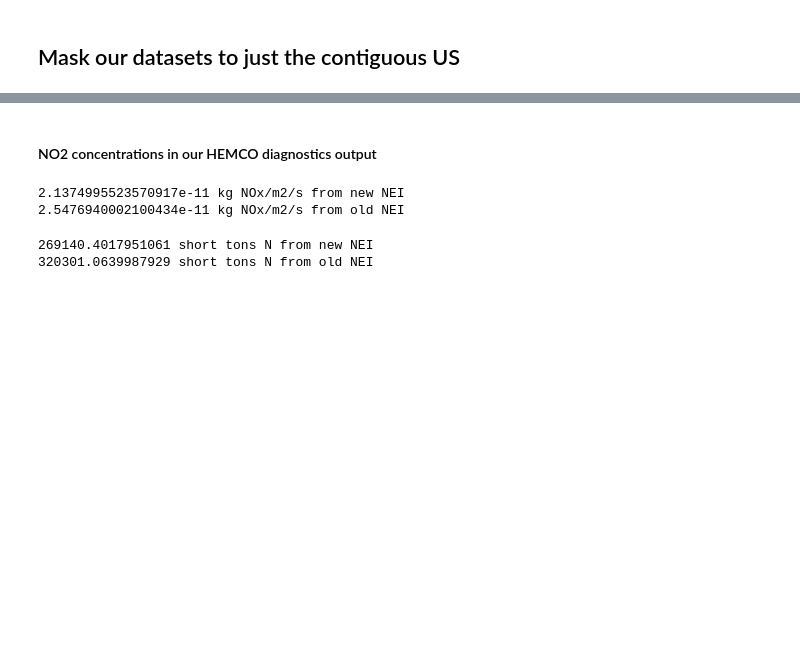
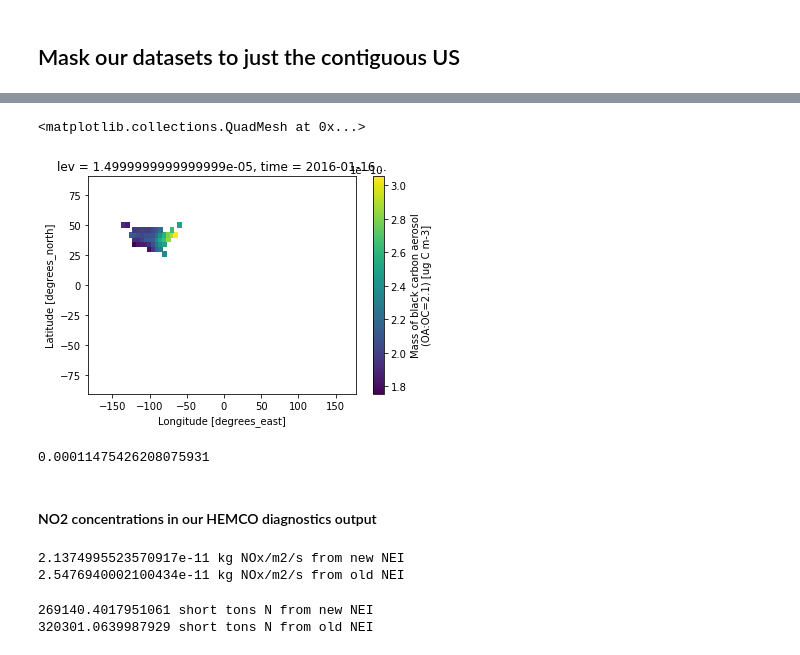
Before and after one commit to lfreese/NEI, a Jupyter notebook: GC_output_conservation_check-Copy1.ipynb, the cells around one changed output, grey strips where cells are left out. Cells and saved outputs as stored; diff of their text form; code cells hidden in the pictures; blank space fills up the shorter version.

```diff
--- a/GC_output_conservation_check-Copy1.ipynb
+++ b/GC_output_conservation_check-Copy1.ipynb
@@ -86,2 +57,2 @@ using dimensions ('lat', 'lon') from data variable MASK as the horizontal dimens
 # %%
-HEMCO_US_ds = HEMCO_ds.where(regrid_mask['MASK'] ==1)
+GC_US_new = GC_new.where(regrid_mask['MASK'] ==1)
@@ -106,3 +92,12 @@ plt.suptitle('Level = 0', fontsize = 20);
+# %%
+GC_US_new['AerMassBC'].isel(lev = -1, time = 0).plot()
+# %% [output]
+<matplotlib.collections.QuadMesh at 0x...>
+[figure, added]
+# %%
+(GC_US_new['AerMassBC']* GC_US_new['AREA']*GC_US_new['lev']).sum(dim = ['lev', 'time', 'lat', 'lon'], skipna = True).values*1E-18
+# %% [output]
+0.00011475426208075931
 # %% [markdown]
 #### NO2 concentrations in our HEMCO diagnostics output
 # %%
```
Also changed, not shown: parts of 12 cells of this notebook, 9 other files.
